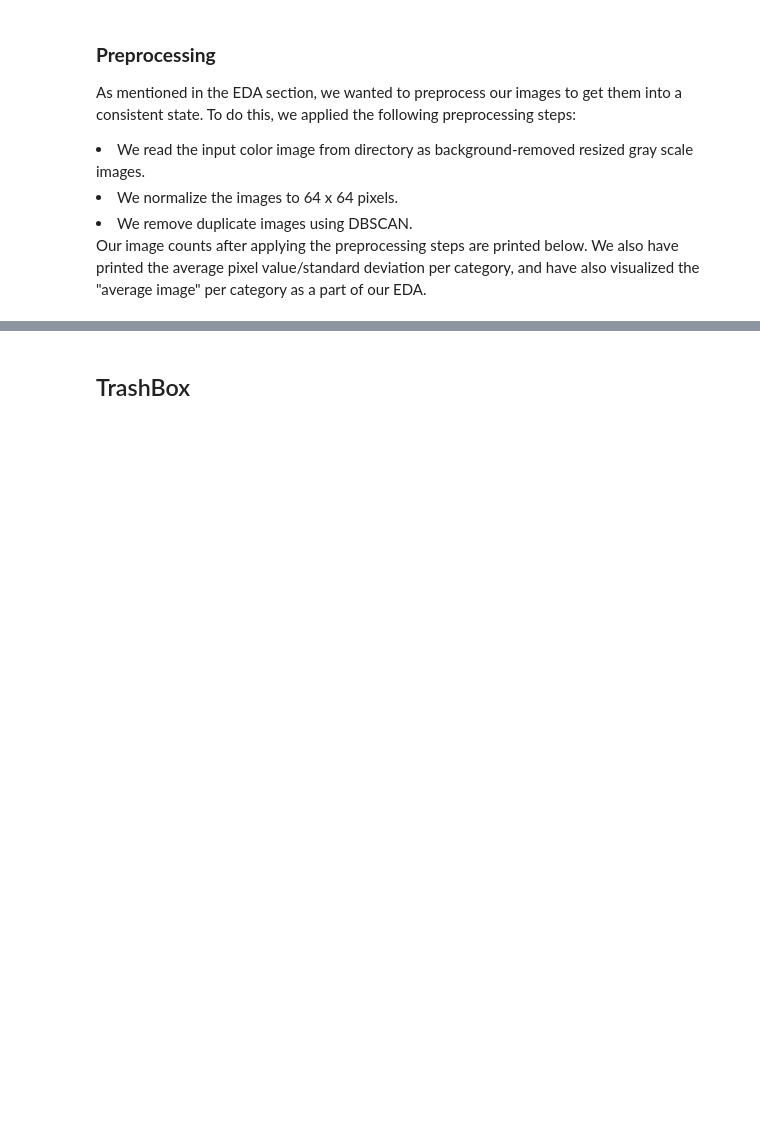
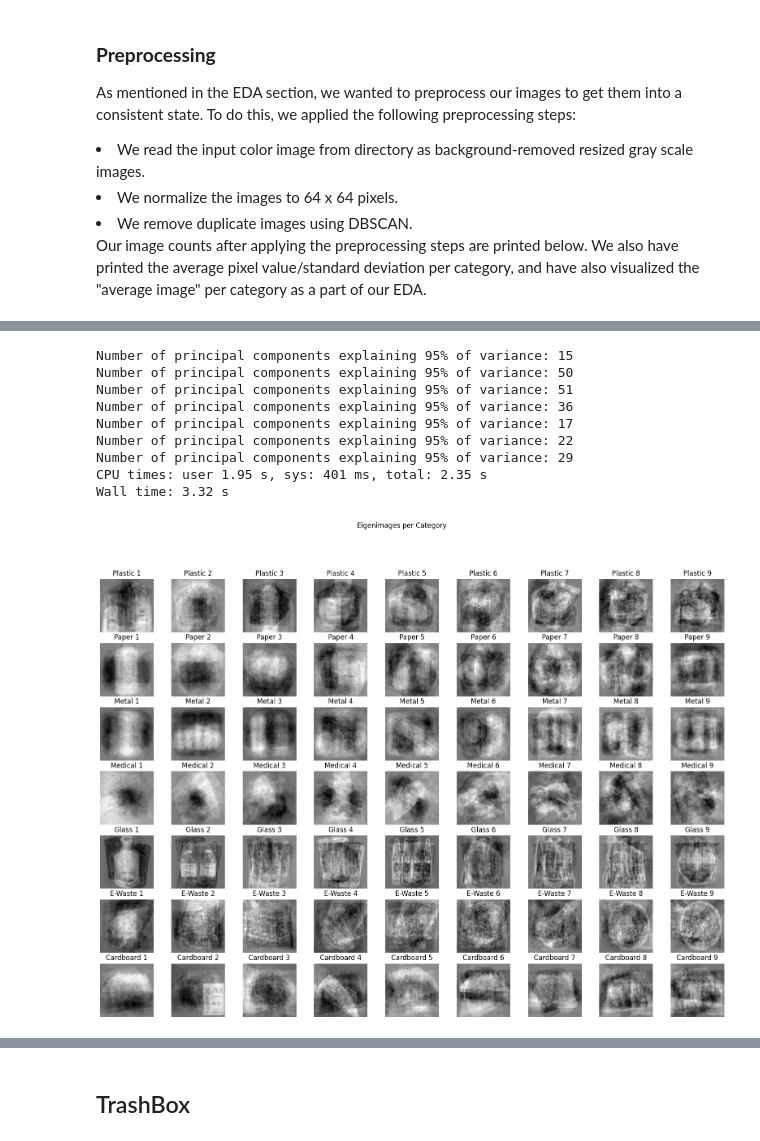
Before and after one commit to heesukjang/W210-Capstone---Waste-Sorting, a Jupyter notebook: WasteSorting_FeatureExtraction_CNN_Heesuk.ipynb, the cells around one changed output, grey strips where cells are left out. Drawn from its saved outputs; the diff is of its cells as text; code cells hidden in the pictures; blank space fills up the shorter version.

```diff
--- a/WasteSorting_FeatureExtraction_CNN_Heesuk.ipynb
+++ b/WasteSorting_FeatureExtraction_CNN_Heesuk.ipynb
@@ -679,0 +851,20 @@ show_all_average_images(plastic_data,
+# %%
+%%time
+show_all_eigenimages(plastic_samples,
+                        paper_samples,
+                        metal_samples,
+                        medical_samples,
+                        glass_samples,
+                        e_waste_samples,
+                        cardboard_samples)
+# %% [output]
+Number of principal components explaining 95% of variance: 15
+Number of principal components explaining 95% of variance: 50
+Number of principal components explaining 95% of variance: 51
+Number of principal components explaining 95% of variance: 36
+Number of principal components explaining 95% of variance: 17
+Number of principal components explaining 95% of variance: 22
+Number of principal components explaining 95% of variance: 29
+CPU times: user 1.95 s, sys: 401 ms, total: 2.35 s
+Wall time: 3.32 s
+[figure, added]
```
Also changed, not shown: parts of 29 cells of this notebook.
